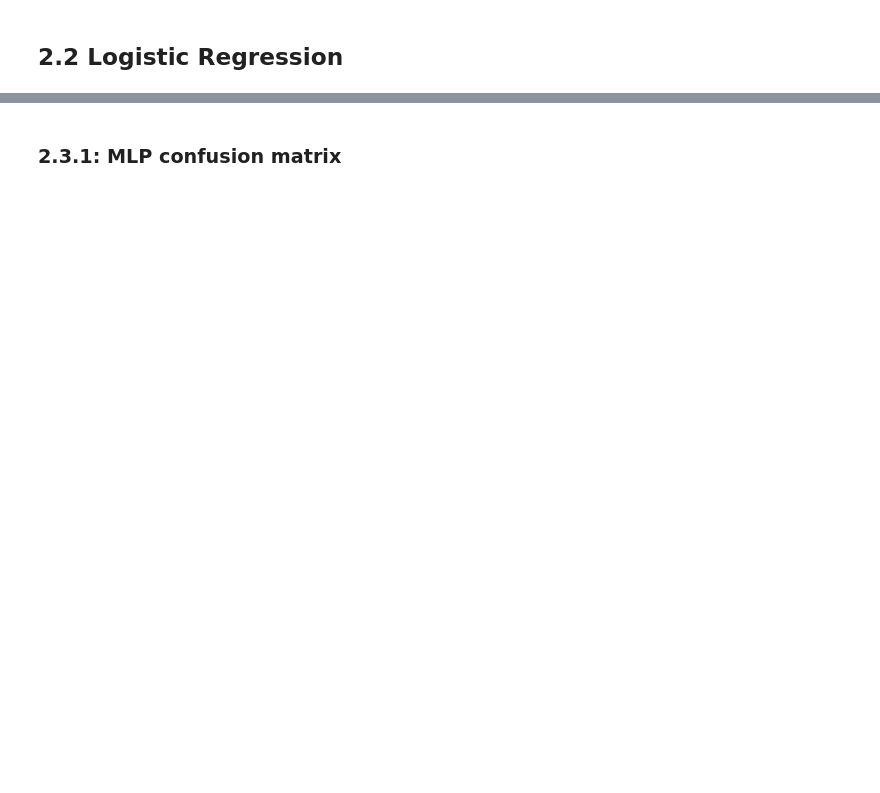
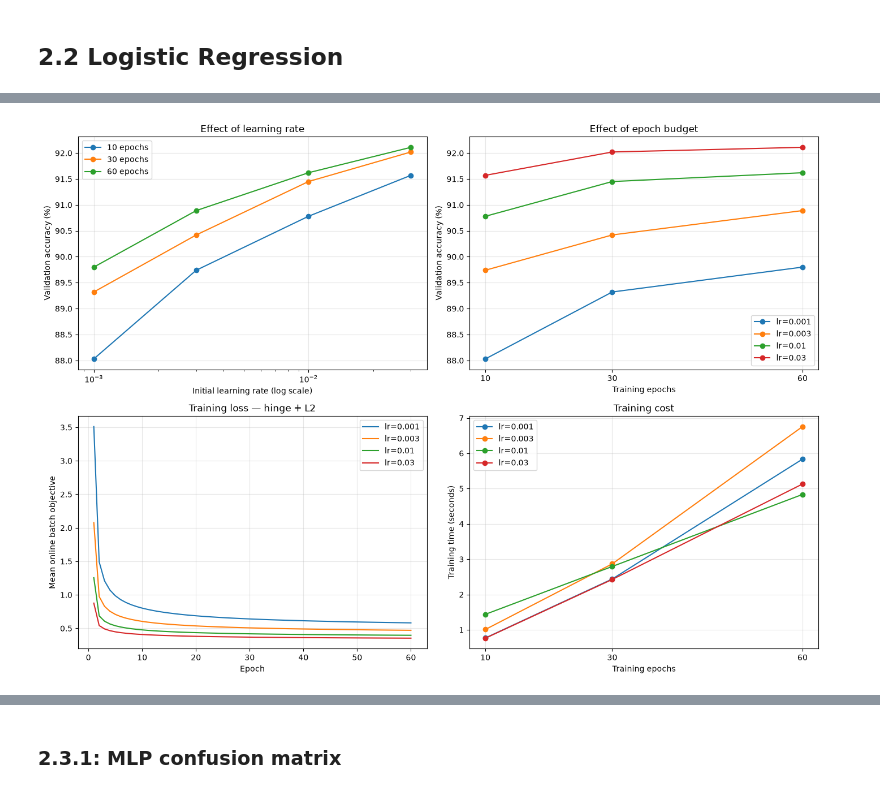
Before and after one commit to ddkhoa83/handwritten_text_recognition, a Jupyter notebook: notebooks/main.ipynb, the cells around one changed output, grey strips where cells are left out. Saved outputs shown, nothing was run; the diff lists cells and outputs as text; code cells hidden in the pictures; blank space fills up the shorter version.

```diff
--- a/notebooks/main.ipynb
+++ b/notebooks/main.ipynb
@@ -147,0 +589,100 @@ Validation accuracy:  91.61%
+# %%
+fig, axes = plt.subplots(2, 2, figsize=(14, 10))
+
+# 1. Validation accuracy versus initial learning rate.
+for n_epochs in epoch_values:
+    selected = sorted(
+        [r for r in results if r["n_epochs"] == n_epochs],
+        key=lambda r: r["learning_rate"],
+    )
+    if not selected:
+        continue
+
+    axes[0, 0].plot(
+        [r["learning_rate"] for r in selected],
+        [100 * r["val_accuracy"] for r in selected],
+        marker="o",
+        label=f"{n_epochs} epochs",
+    )
+
+axes[0, 0].set_xscale("log")
+axes[0, 0].set_xlabel("Initial learning rate (log scale)")
+axes[0, 0].set_ylabel("Validation accuracy (%)")
+axes[0, 0].set_title("Effect of learning rate")
+axes[0, 0].legend()
+axes[0, 0].grid(alpha=0.3)
+
+# 2. Validation accuracy versus epoch budget.
+for learning_rate in learning_rates:
+    selected = sorted(
+        [r for r in results if r["learning_rate"] == learning_rate],
+        key=lambda r: r["n_epochs"],
+    )
+    if not selected:
+        continue
+
+    axes[0, 1].plot(
+        [r["n_epochs"] for r in selected],
+        [100 * r["val_accuracy"] for r in selected],
+        marker="o",
+        label=f"lr={learning_rate:g}",
+    )
+
+axes[0, 1].set_xlabel("Training epochs")
+axes[0, 1].set_ylabel("Validation accuracy (%)")
+axes[0, 1].set_title("Effect of epoch budget")
+axes[0, 1].set_xticks(epoch_values)
+axes[0, 1].legend()
+axes[0, 1].grid(alpha=0.3)
+
+# 3. Loss history from the longest successful run for each LR.
+for learning_rate in learning_rates:
+    candidates = [
+        r for r in results
+        if r["learning_rate"] == learning_rate
+    ]
+    if not candidates:
+        continue
+
+    longest_run = max(candidates, key=lambda r: r["n_epochs"])
+    losses = longest_run["loss_history"]
+
+    axes[1, 0].plot(
+        np.arange(1, len(losses) + 1),
+        losses,
+        label=f"lr={learning_rate:g}",
+    )
+
+axes[1, 0].set_xlabel("Epoch")
+axes[1, 0].set_ylabel("Mean online batch objective")
+axes[1, 0].set_title("Training loss — hinge + L2")
+axes[1, 0].legend()
+axes[1, 0].grid(alpha=0.3)
+
+# 4. Training time versus epoch budget.
+for learning_rate in learning_rates:
+    selected = sorted(
+        [r for r in results if r["learning_rate"] == learning_rate],
+        key=lambda r: r["n_epochs"],
+    )
+    if not selected:
+        continue
+
+    axes[1, 1].plot(
+        [r["n_epochs"] for r in selected],
+        [r["training_seconds"] for r in selected],
+        marker="o",
+        label=f"lr={learning_rate:g}",
+    )
+
+axes[1, 1].set_xlabel("Training epochs")
+axes[1, 1].set_ylabel("Training time (seconds)")
+axes[1, 1].set_title("Training cost")
+axes[1, 1].set_xticks(epoch_values)
+axes[1, 1].legend()
+axes[1, 1].grid(alpha=0.3)
+
+fig.tight_layout()
+plt.show()
+# %% [output]
+[figure, added]
```
Also changed, not shown: parts of 32 cells of this notebook, 8 other files.
